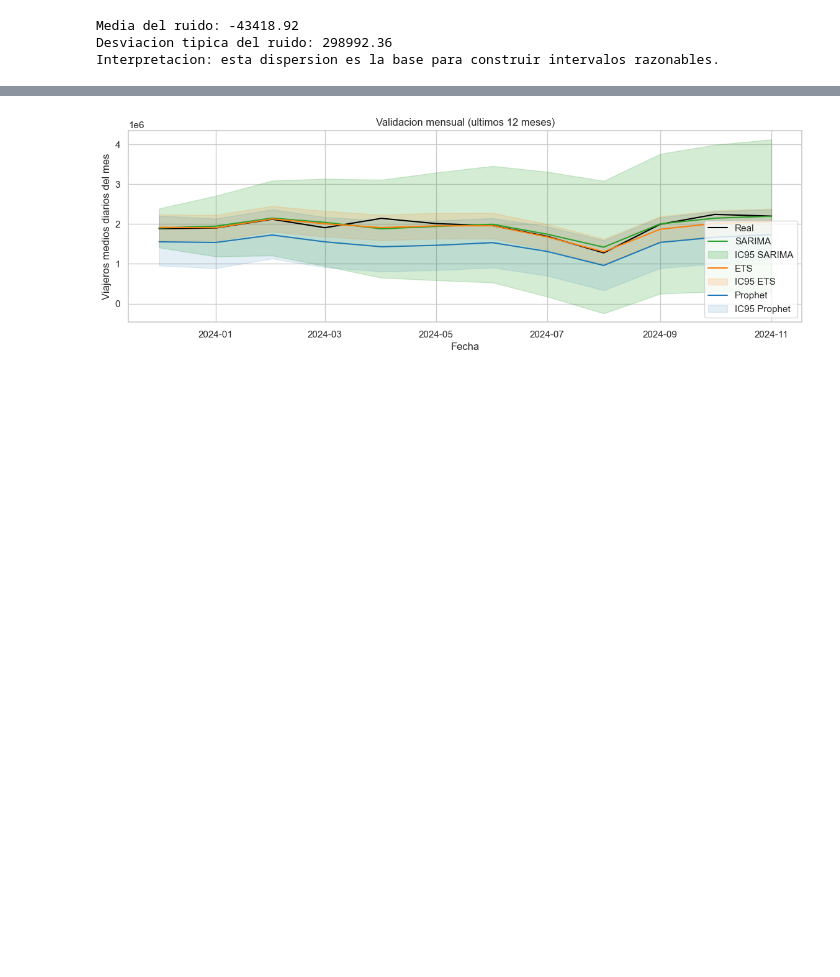
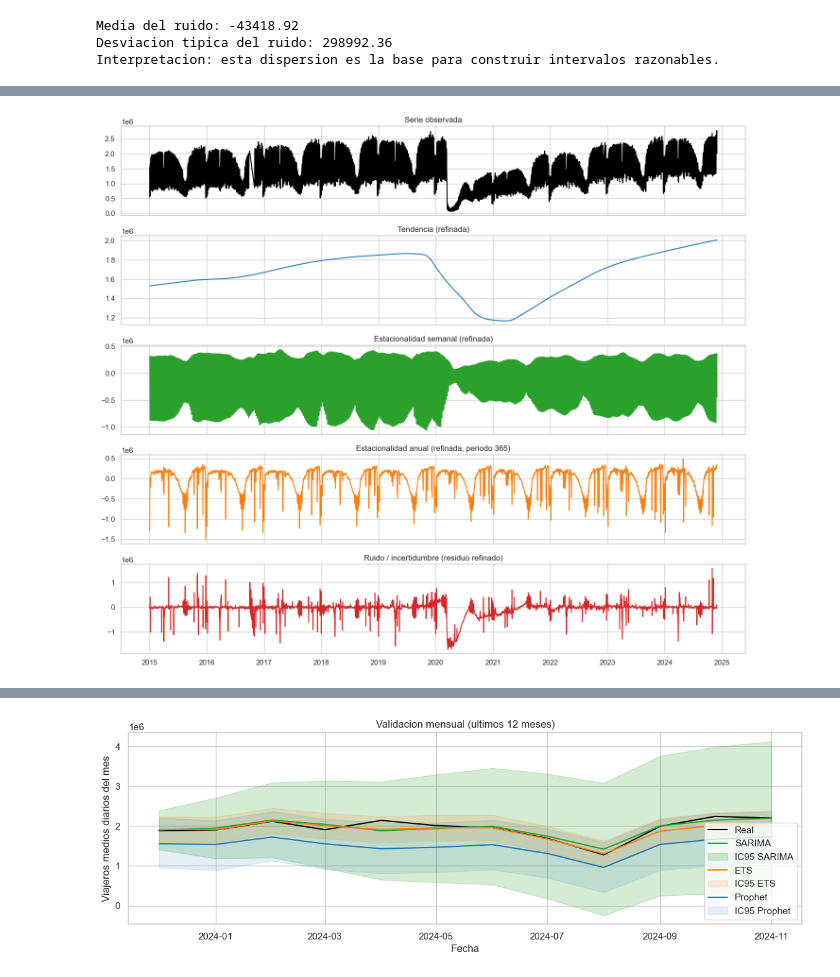
Before and after one commit to juliovalerog/TimeSeries, a Jupyter notebook: notebooks/02_metro_estacionalidad_compleja.ipynb, the cells around one changed output, grey strips where cells are left out. Cells and saved outputs as stored; diff of their text form; code cells hidden in the pictures; blank space fills up the shorter version.

```diff
--- a/notebooks/02_metro_estacionalidad_compleja.ipynb
+++ b/notebooks/02_metro_estacionalidad_compleja.ipynb
@@ -280,0 +313,81 @@ Interpretacion: esta dispersion es la base para construir intervalos razonables.
+# %%
+# Refinamiento multiestacional: semanal (7) + anual diario (365).
+# Primero intentamos MSTL; si no esta disponible, usamos STL secuencial como fallback.
+
+method_refined = None
+try:
+    from statsmodels.tsa.seasonal import MSTL
+
+    mstl_fit = MSTL(df["y"], periods=[7, 365], stl_kwargs={"robust": True}).fit()
+    seas = mstl_fit.seasonal
+
+    # Detectamos columnas de estacionalidad por nombre para robustez entre versiones.
+    cols = list(seas.columns)
+    col_week = [c for c in cols if "7" in str(c)][0]
+    col_year = [c for c in cols if "365" in str(c)][0]
+
+    df["seasonal_weekly_refined"] = seas[col_week]
+    df["seasonal_annual_refined"] = seas[col_year]
+    df["trend_refined"] = mstl_fit.trend
+    method_refined = "MSTL(periods=[7,365], robust=True)"
+
+except Exception as e:
+    # Fallback: descomposicion secuencial robusta.
+    stl_week = STL(df["y"], period=7, robust=True).fit()
+    y_without_weekly = df["y"] - stl_week.seasonal
+
+    stl_year = STL(y_without_weekly, period=365, robust=True).fit()
+
+    df["seasonal_weekly_refined"] = stl_week.seasonal
+    df["seasonal_annual_refined"] = stl_year.seasonal
+    df["trend_refined"] = stl_year.trend
+    method_refined = "STL secuencial (7 -> 365), robust=True"
+    print("MSTL no disponible; usando fallback secuencial:", e)
+
+# Reconstruccion y residuo refinado.
+df["deterministic_part_refined"] = (
+    df["trend_refined"]
+    + df["seasonal_weekly_refined"]
+    + df["seasonal_annual_refined"]
+)
+df["noise_part_refined"] = df["y"] - df["deterministic_part_refined"]
+
+# Verificacion de identidad aditiva.
+reconstruction_error_refined = (
+    df["y"]
+    - (df["trend_refined"] + df["seasonal_weekly_refined"] + df["seasonal_annual_refined"] + df["noise_part_refined"])
+).abs().mean()
+
+print(f"Metodo de refinamiento usado: {method_refined}")
+print(f"Error medio absoluto de reconstruccion (refinado): {reconstruction_error_refined:.6f}")
+
+# Diagnostico rapido del sesgo mensual del residuo (antes vs despues).
+if "noise_part" in df.columns:
+    old_bias = df.groupby(df.index.month)["noise_part"].mean()
+    new_bias = df.groupby(df.index.month)["noise_part_refined"].mean()
+    bias_cmp = pd.DataFrame({"residuo_base": old_bias, "residuo_refinado": new_bias})
+    bias_cmp.index.name = "mes"
+    print("\nSesgo medio del residuo por mes (base vs refinado):")
+    display(bias_cmp.round(2))
+
+# Grafica de componentes refinados (misma logica visual que la celda anterior).
+fig, axes = plt.subplots(5, 1, figsize=(14, 12), sharex=True)
+
+axes[0].plot(df.index, df["y"], color="black")
+axes[0].set_title("Serie observada")
+
+axes[1].plot(df.index, df["trend_refined"], color="tab:blue")
+axes[1].set_title("Tendencia (refinada)")
+
+axes[2].plot(df.index, df["seasonal_weekly_refined"], color="tab:green")
+axes[2].set_title("Estacionalidad semanal (refinada)")
+
+axes[3].plot(df.index, df["seasonal_annual_refined"], color="tab:orange")
+axes[3].set_title("Estacionalidad anual (refinada, periodo 365)")
+
+axes[4].plot(df.index, df["noise_part_refined"], color="tab:red")
+axes[4].set_title("Ruido / incertidumbre (residuo refinado)")
+
+plt.tight_layout()
+plt.show()
+# %% [output]
@@ -281,3 +412,4 @@ Interpretacion: esta dispersion es la base para construir intervalos razonables.
+[figure, added]
 # %% [markdown]
 ## 5) Forecast medio plazo: viajeros medios de los proximos 12 meses
 
```
Also changed, not shown: parts of 21 cells of this notebook, 2 other files.
